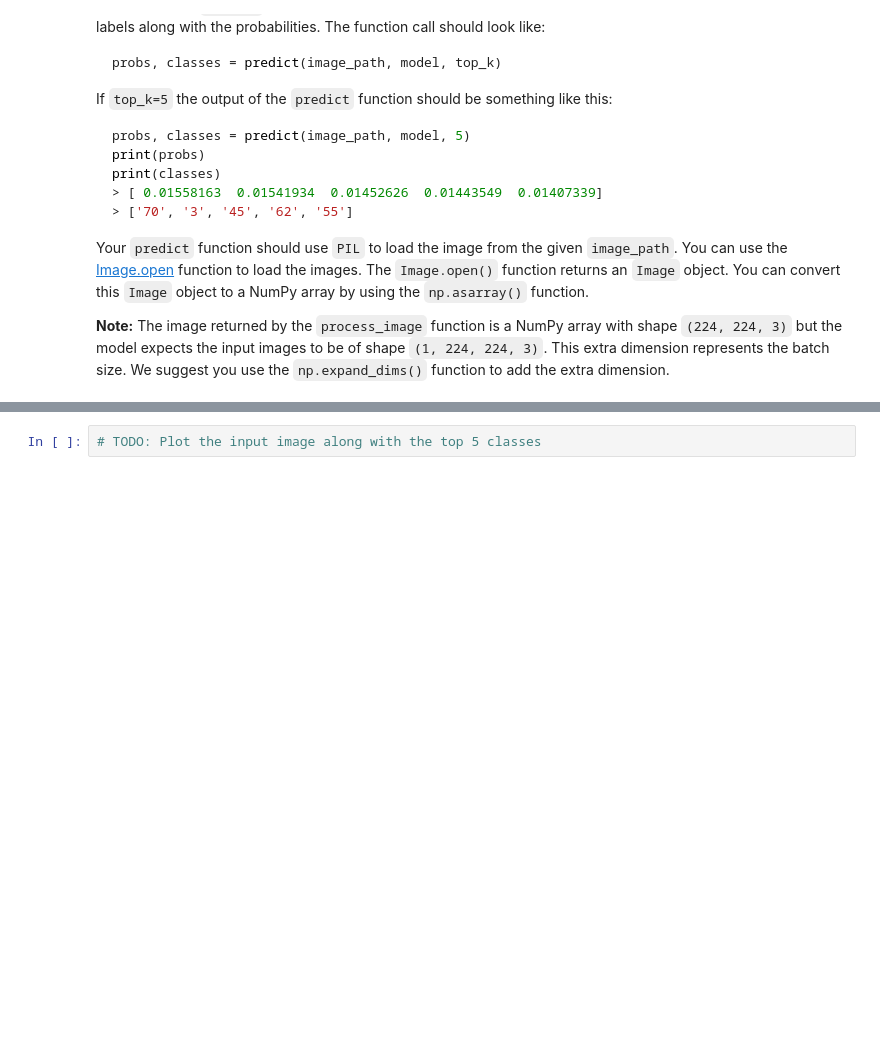
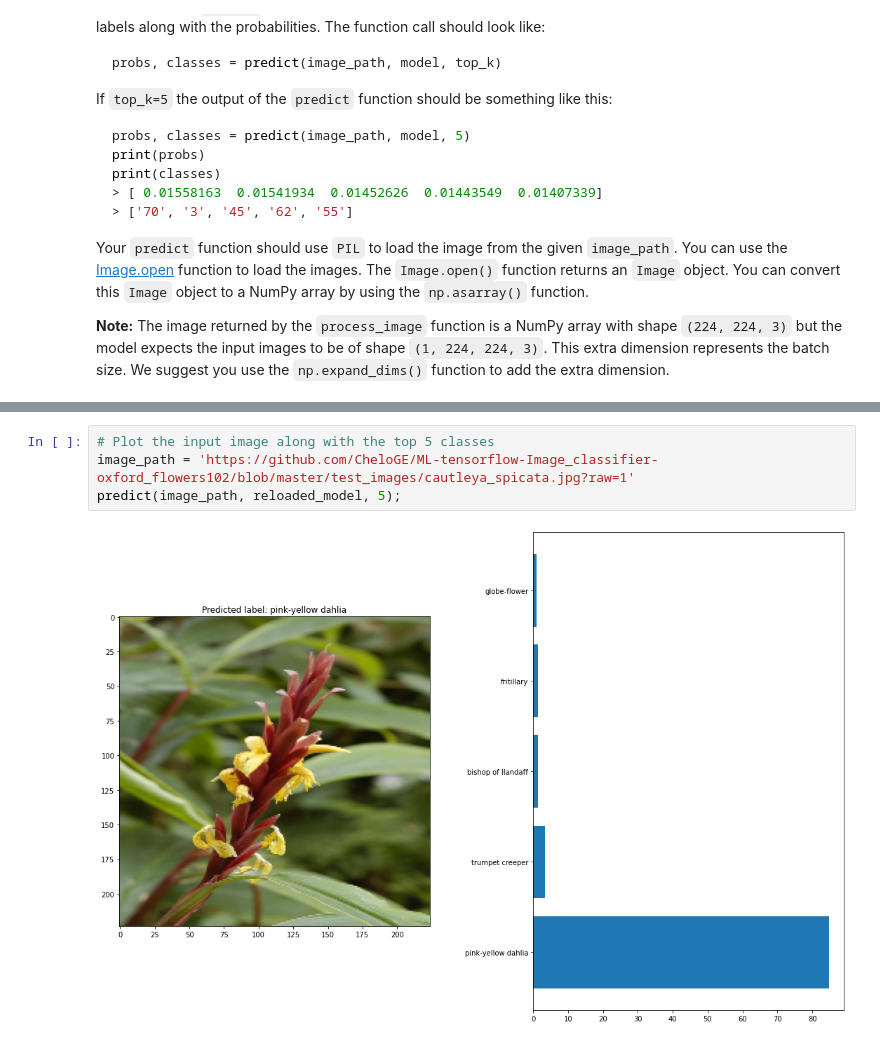
Before and after one commit to CheloGE/ML-tensorflow-Image_classifier-oxford_flowers102, a Jupyter notebook: Project_Image_Classifier_Project.ipynb, the cells around one changed output, grey strips where cells are left out. Drawn from its saved outputs; the diff is of its cells as text; blank space fills up the shorter version.

```diff
--- a/Project_Image_Classifier_Project.ipynb
+++ b/Project_Image_Classifier_Project.ipynb
@@ -444,2 +532,6 @@ You can convert from the class integer labels to actual flower names using `clas
 # %%
-# TODO: Plot the input image along with the top 5 classes
+# Plot the input image along with the top 5 classes
+image_path = 'https://github.com/CheloGE/ML-tensorflow-Image_classifier-oxford_flowers102/blob/master/test_images/cautleya_spicata.jpg?raw=1'
+predict(image_path, reloaded_model, 5);
+# %% [output]
+[figure, added]
```
Also changed, not shown: parts of 21 cells of this notebook.
